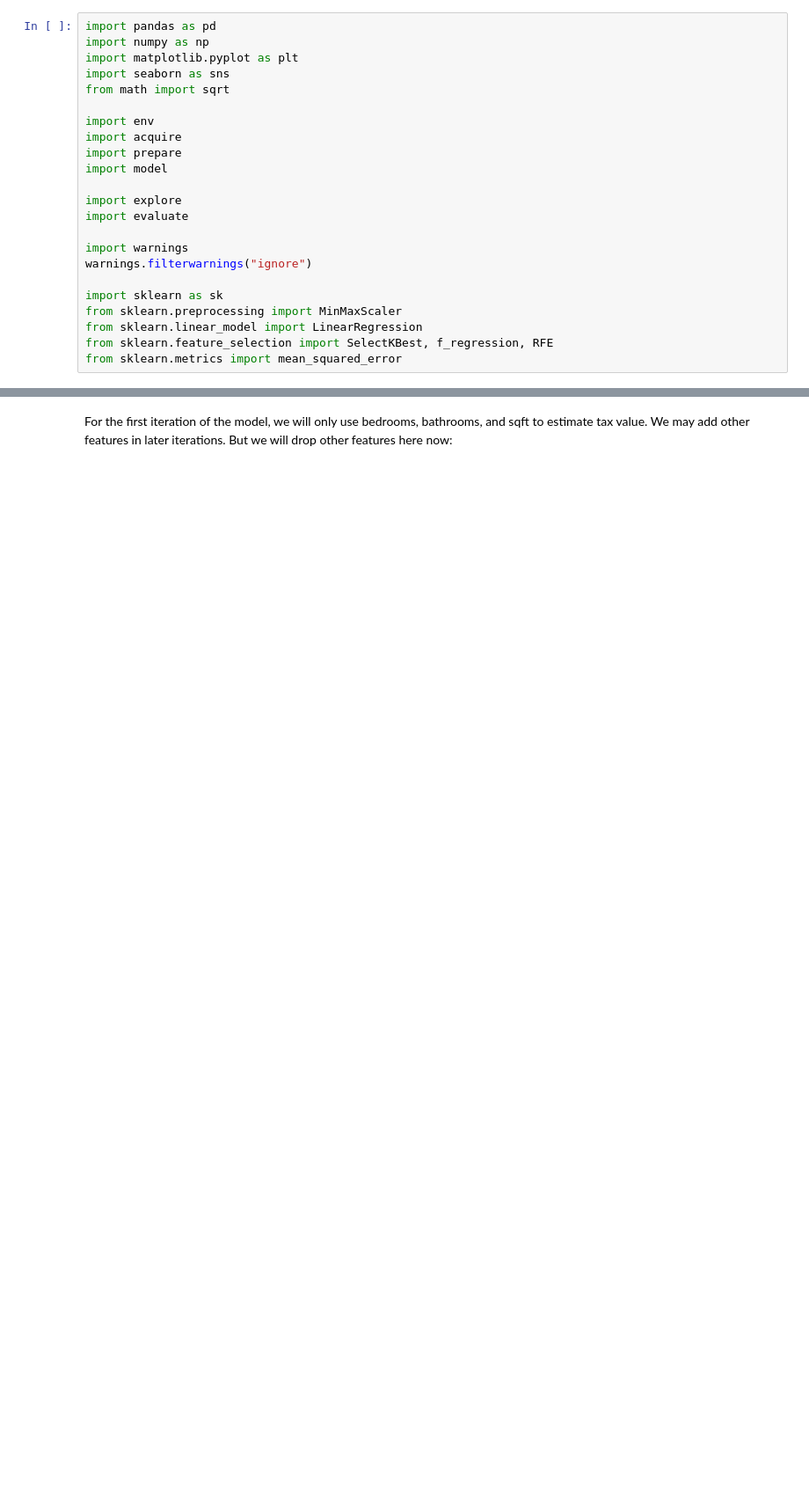
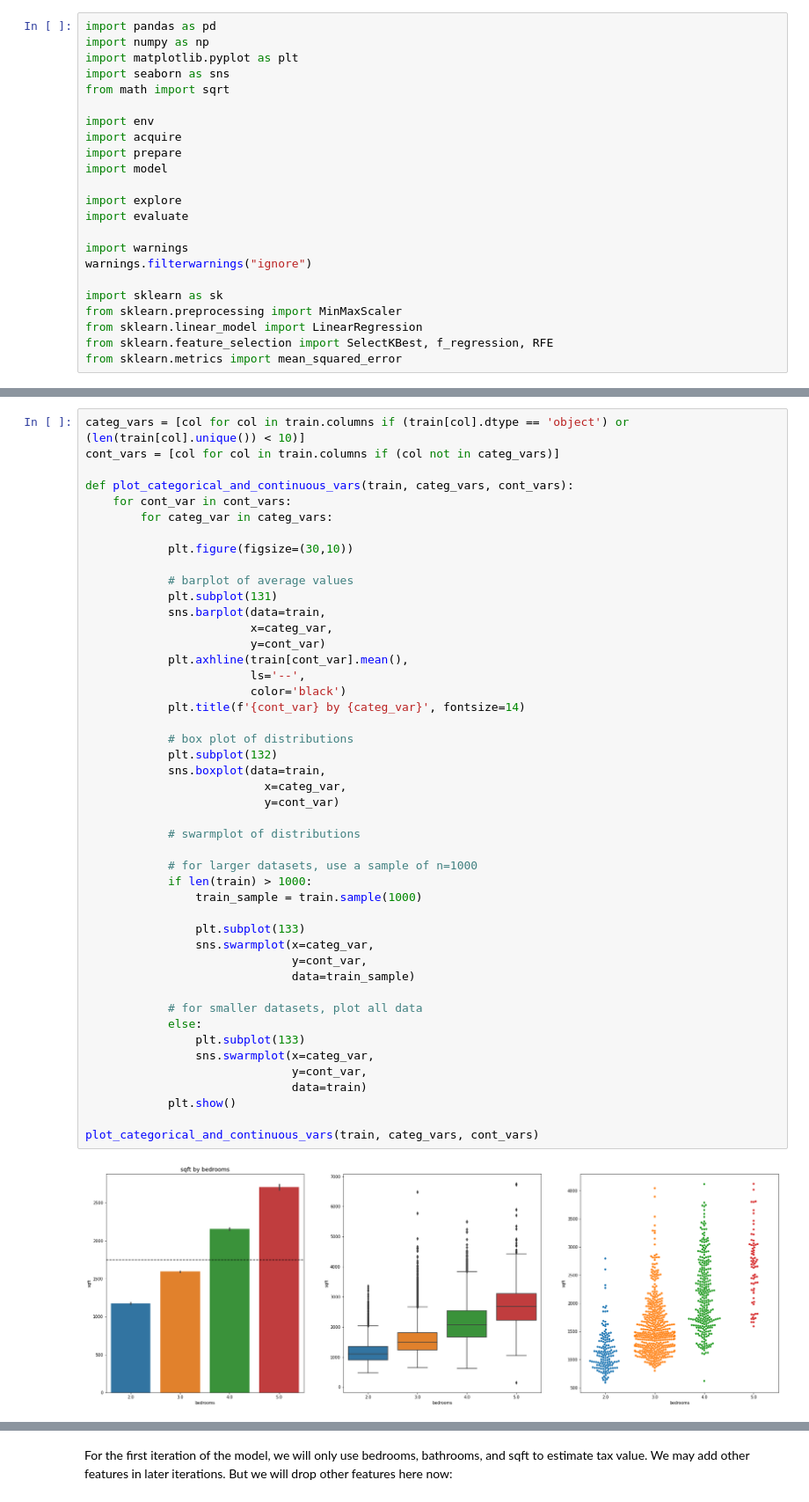
Before and after one commit to bensmith07/zillow-regression-project, a Jupyter notebook: zillow_project.ipynb, the cells around one changed output, grey strips where cells are left out. Shown at 88% size. Drawn from its saved outputs; the diff is of its cells as text; blank space fills up the shorter version.

```diff
--- a/zillow_project.ipynb
+++ b/zillow_project.ipynb
@@ -41,0 +342,48 @@ Name: sqft, dtype: float64
+# %%
+categ_vars = [col for col in train.columns if (train[col].dtype == 'object') or (len(train[col].unique()) < 10)]
+cont_vars = [col for col in train.columns if (col not in categ_vars)]
+
+def plot_categorical_and_continuous_vars(train, categ_vars, cont_vars):
+    for cont_var in cont_vars:
+        for categ_var in categ_vars:
+
+            plt.figure(figsize=(30,10))
+
+            # barplot of average values
+            plt.subplot(131)
+            sns.barplot(data=train,
+                        x=categ_var,
+                        y=cont_var)
+            plt.axhline(train[cont_var].mean(),
+                        ls='--',
+                        color='black')
+            plt.title(f'{cont_var} by {categ_var}', fontsize=14)
+
+            # box plot of distributions
+            plt.subplot(132)
+            sns.boxplot(data=train,
+                          x=categ_var,
+                          y=cont_var)
+
+            # swarmplot of distributions
+
+            # for larger datasets, use a sample of n=1000
+            if len(train) > 1000:
+                train_sample = train.sample(1000)
+
+                plt.subplot(133)
+                sns.swarmplot(x=categ_var,
+                              y=cont_var,
+                              data=train_sample)
+
+            # for smaller datasets, plot all data
+            else:
+                plt.subplot(133)
+                sns.swarmplot(x=categ_var,
+                              y=cont_var,
+                              data=train)
+            plt.show()
+
+plot_categorical_and_continuous_vars(train, categ_vars, cont_vars)
+# %% [output]
+[figure, added]
```
Also changed, not shown: parts of 59 cells of this notebook.
